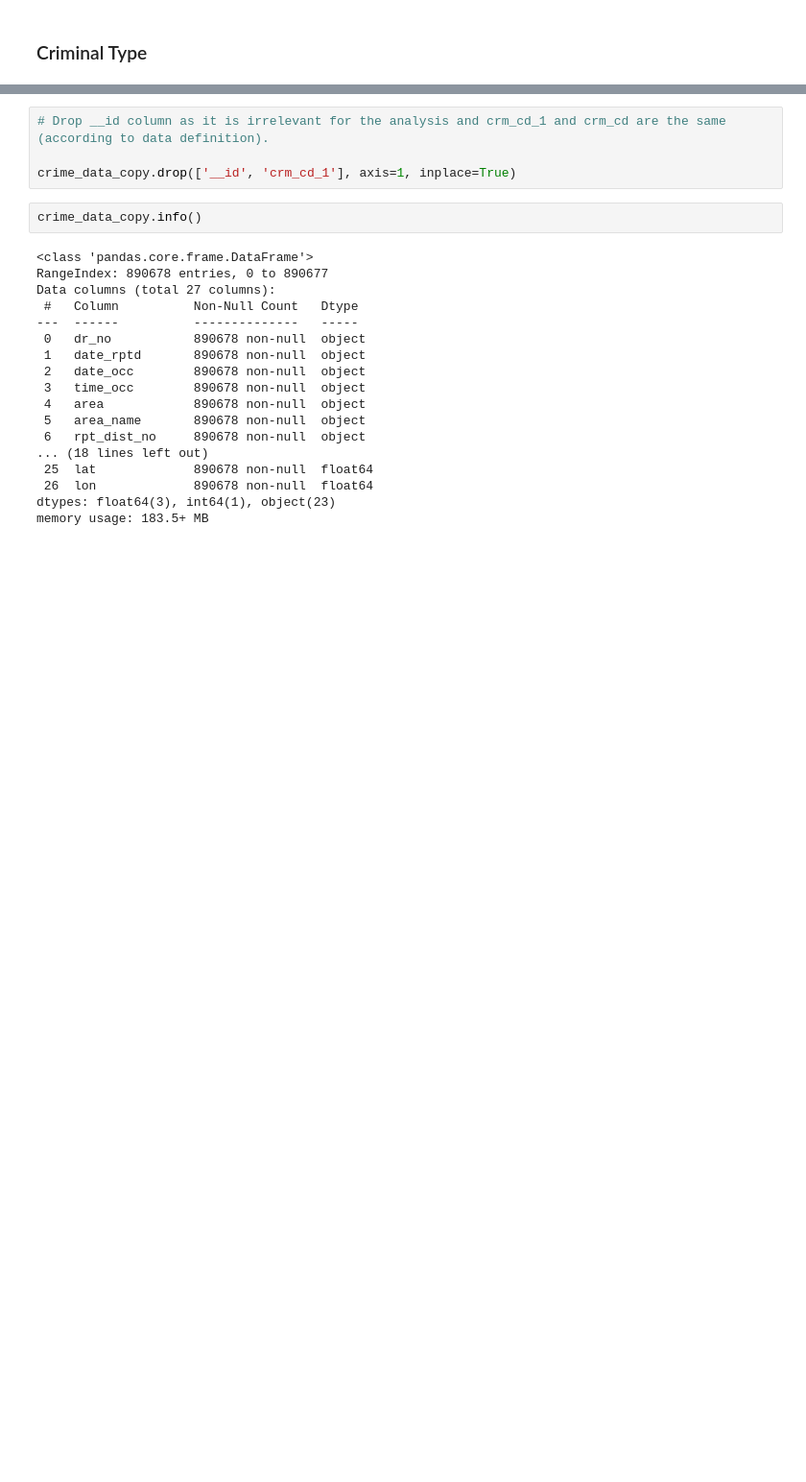
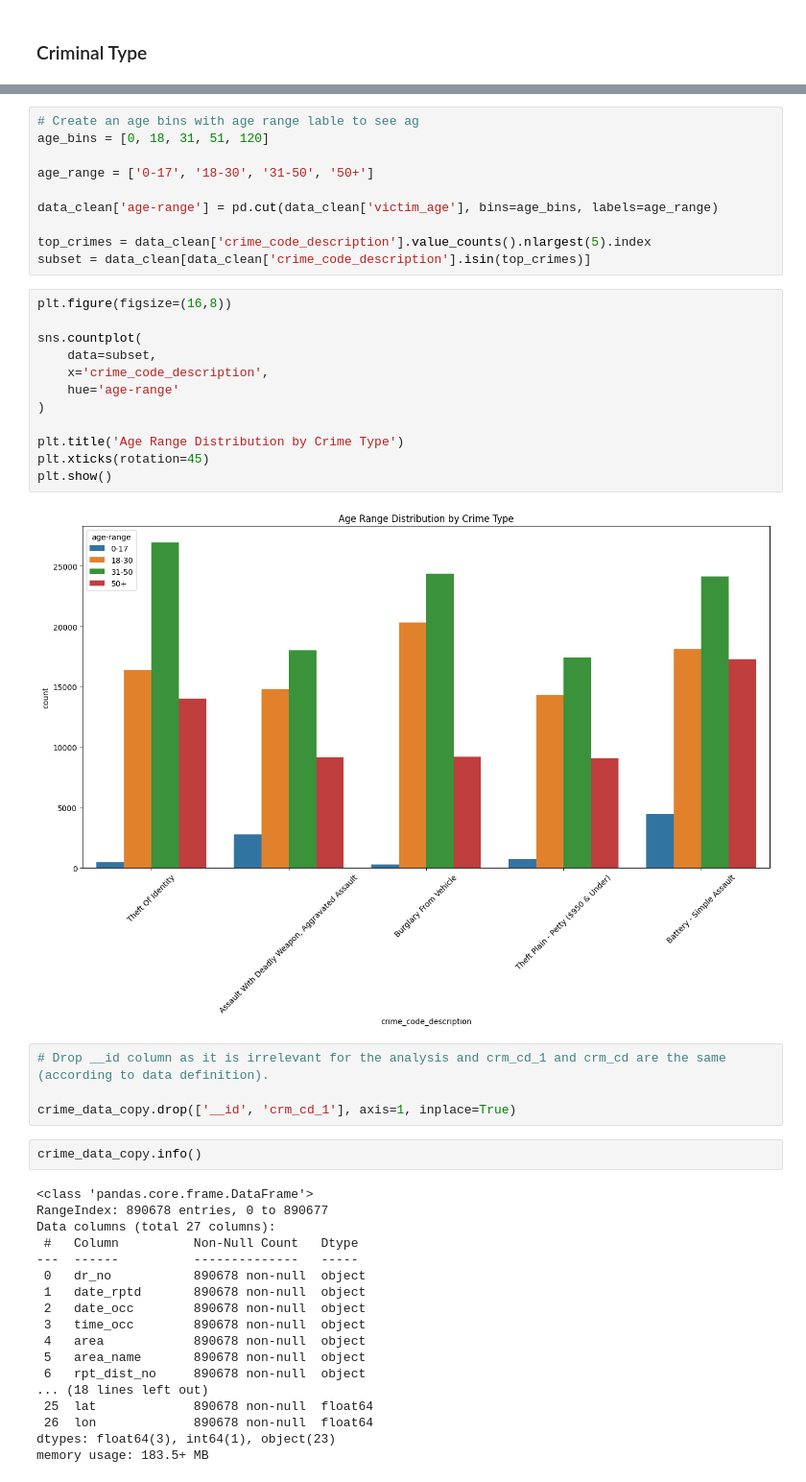
Before and after one commit to gurmemi/LA-Crime-Data-From-2020, a Jupyter notebook: Los Angeles Crime Analysis.ipynb, the cells around one changed output, grey strips where cells are left out. Shown at 96% size. Saved outputs shown, nothing was run; the diff lists cells and outputs as text; blank space fills up the shorter version.

```diff
--- a/Los Angeles Crime Analysis.ipynb
+++ b/Los Angeles Crime Analysis.ipynb
@@ -222,3 +244,27 @@ plt.show()
+# %%
+# Create an age bins with age range lable to see ag
+age_bins = [0, 18, 31, 51, 120]
+
+age_range = ['0-17', '18-30', '31-50', '50+']
+
+data_clean['age-range'] = pd.cut(data_clean['victim_age'], bins=age_bins, labels=age_range)
+
+top_crimes = data_clean['crime_code_description'].value_counts().nlargest(5).index
+subset = data_clean[data_clean['crime_code_description'].isin(top_crimes)]
+# %%
+plt.figure(figsize=(16,8))
+
+sns.countplot(
+    data=subset,
+    x='crime_code_description',
+    hue='age-range'
+)
+
+plt.title('Age Range Distribution by Crime Type')
+plt.xticks(rotation=45)
+plt.show()
+# %% [output]
+[figure, added]
 # %%
 # Drop __id column as it is irrelevant for the analysis and crm_cd_1 and crm_cd are the same (according to data definition).
 
```
Also changed, not shown: parts of 10 cells of this notebook.
